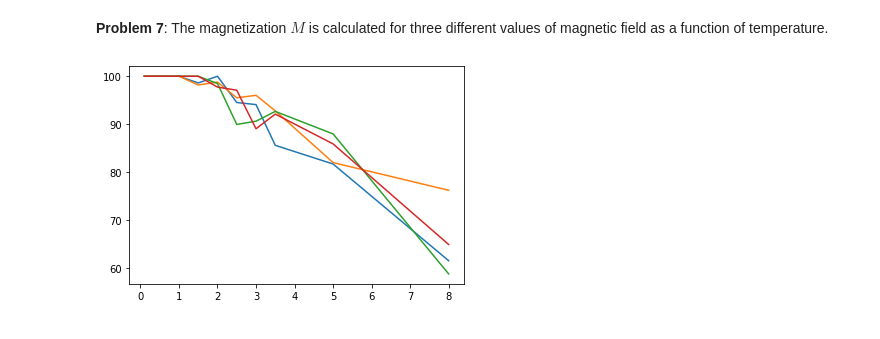
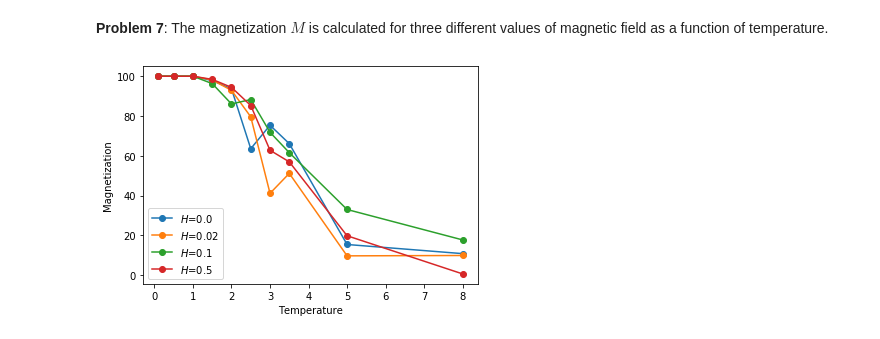
Before and after one commit to ajdominic/statmech, a Jupyter notebook: ajd_ising.ipynb, the cells around one changed output. Cells and saved outputs as stored; diff of their text form; code cells hidden in the pictures.

```diff
--- a/ajd_ising.ipynb
+++ b/ajd_ising.ipynb
@@ -171,17 +170,24 @@ My solution at T=10 is: -20.993.
 T_array = np.array([0.1, 0.5, 1.0, 1.5, 2.0,
                     2.5, 3.0, 3.5, 5.0, 8.0])
 # %%
-M_list = []
 H_list = [0.0, 0.02, 0.1, 0.5]
-#H_list = [0.0, 0.0, 0.0]
-for k in H_list:
-    T, E, M = TvM(k)
-    M_list.append(M)
+if exists("./M_list.pkl"):
+    with open(f"./M_list.pkl", "rb") as f:
+        M_list = pickle.load(f)
+else:
+    M_list = []
+    #H_list = [0.0, 0.0, 0.0]
+    for k in H_list:
+        T, E, M = c.TvM(k)
+        M_list.append(M)
+    with open(f"M_list.pkl", "wb") as f:
+        pickle.dump(M_list, f, pickle.HIGHEST_PROTOCOL)
 # %%
 for k in range(4):
-    plt.plot(T_array, M_list[k], label="H="+str(H_list[k]))
-    plt.xlabel("")
-    plt.ylabel("")
+    plt.plot(T_array, M_list[k], label="$H$="+str(H_list[k]), ls="-", marker="o")
+    plt.ylabel("Magnetization")
+    plt.xlabel("Temperature")
+plt.legend(loc="lower left")
 plt.show()
 # %% [output]
-[figure, old version]
+[figure, new version]
```
Also changed, not shown: parts of 8 cells of this notebook.
